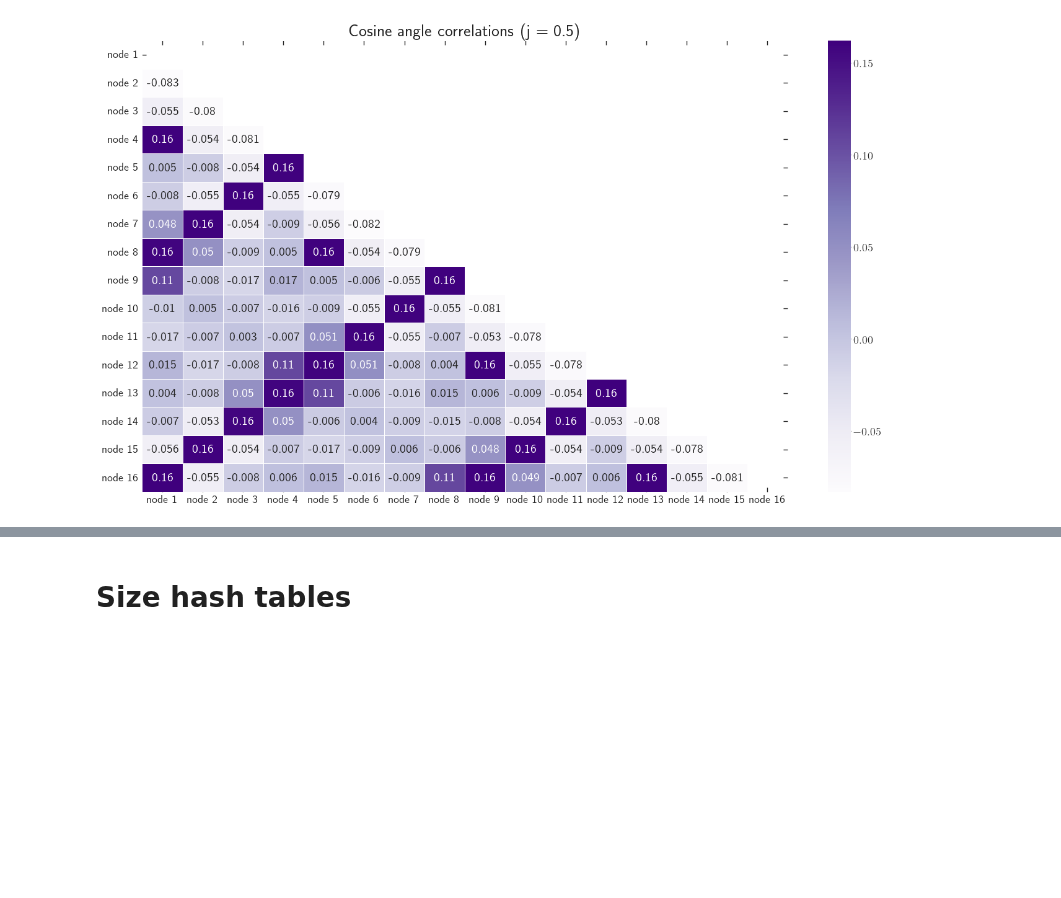
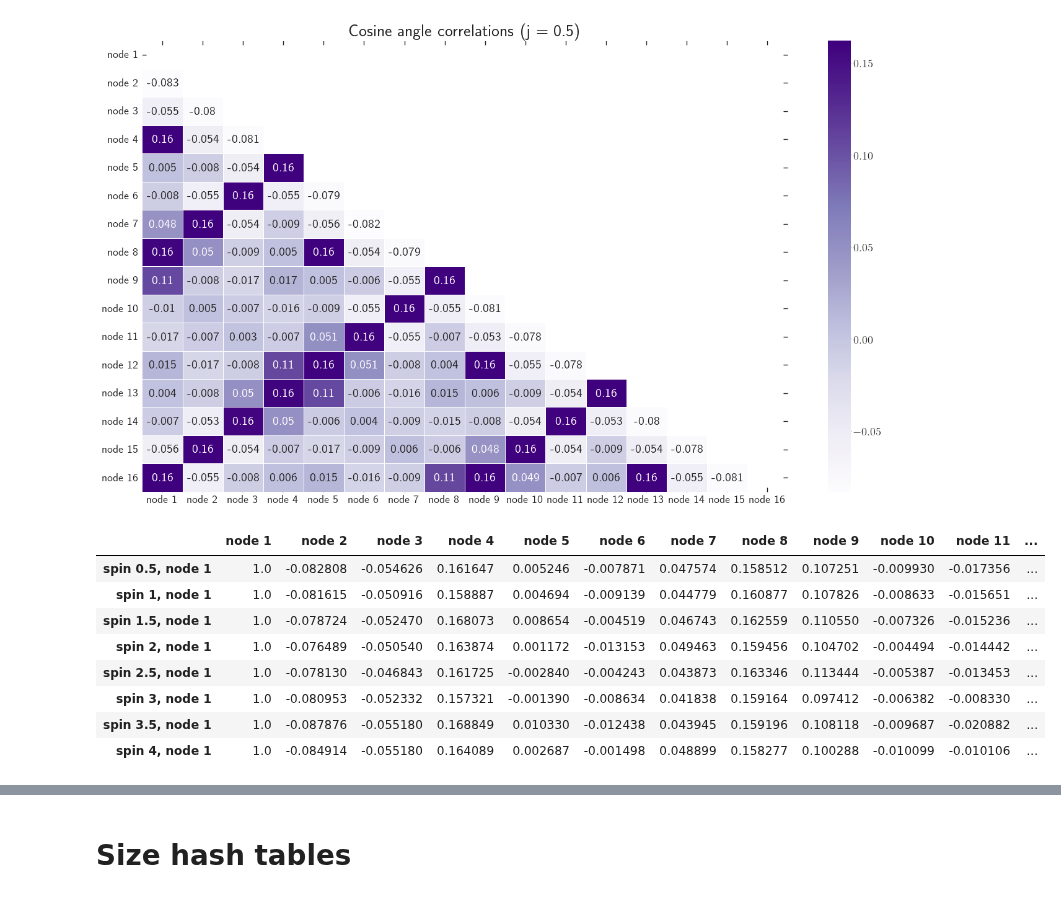
Before and after one commit to PietropaoloFrisoni/MCMC_16_cells_spinfoam, a Jupyter notebook: notebooks/Operators.ipynb, the cells around one changed output, grey strips where cells are left out. Cells and saved outputs as stored; diff of their text form; code cells hidden in the pictures; blank space fills up the shorter version.

Commit message:
assembled and plotted correlations

```diff
--- a/notebooks/Operators.ipynb
+++ b/notebooks/Operators.ipynb
@@ -756,3 +768,32 @@ printfile = f"./plots/angles_correlations_spin_{spin}"
 plt.savefig(printfile + ".svg")
 # %% [output]
 [figure]
+# %%
+chains_assembled = 30
+
+node = 1
+
+df = pd.read_csv(
+    f"{data_folder}/final_tables/angles_correlations_chains_assembled_{chains_assembled}_node_{node}.csv",
+    low_memory=False,
+    index_col=0,
+)
+
+# scatter requires a column with spins
+spin_list = [0.5, 1, 1.5, 2, 2.5, 3, 3.5, 4]
+
+df = df.transpose()
+
+df["spin"] = spin_list
+# %%
+df
+# %% [output]
+|  | node 1 | node 2 | node 3 | node 4 | node 5 | node 6 | node 7 | node 8 | node 9 | node 10 | node 11 | ... |
+| spin 0.5, node 1 | 1.0 | -0.082808 | -0.054626 | 0.161647 | 0.005246 | -0.007871 | 0.047574 | 0.158512 | 0.107251 | -0.009930 | -0.017356 | ... |
+| spin 1, node 1 | 1.0 | -0.081615 | -0.050916 | 0.158887 | 0.004694 | -0.009139 | 0.044779 | 0.160877 | 0.107826 | -0.008633 | -0.015651 | ... |
+| spin 1.5, node 1 | 1.0 | -0.078724 | -0.052470 | 0.168073 | 0.008654 | -0.004519 | 0.046743 | 0.162559 | 0.110550 | -0.007326 | -0.015236 | ... |
+| spin 2, node 1 | 1.0 | -0.076489 | -0.050540 | 0.163874 | 0.001172 | -0.013153 | 0.049463 | 0.159456 | 0.104702 | -0.004494 | -0.014442 | ... |
+| spin 2.5, node 1 | 1.0 | -0.078130 | -0.046843 | 0.161725 | -0.002840 | -0.004243 | 0.043873 | 0.163346 | 0.113444 | -0.005387 | -0.013453 | ... |
+| spin 3, node 1 | 1.0 | -0.080953 | -0.052332 | 0.157321 | -0.001390 | -0.008634 | 0.041838 | 0.159164 | 0.097412 | -0.006382 | -0.008330 | ... |
+| spin 3.5, node 1 | 1.0 | -0.087876 | -0.055180 | 0.168849 | 0.010330 | -0.012438 | 0.043945 | 0.159196 | 0.108118 | -0.009687 | -0.020882 | ... |
+| spin 4, node 1 | 1.0 | -0.084914 | -0.055180 | 0.164089 | 0.002687 | -0.001498 | 0.048899 | 0.158277 | 0.100288 | -0.010099 | -0.010106 | ... |
```
Also changed, not shown: parts of 2 cells of this notebook, 1 other file.
